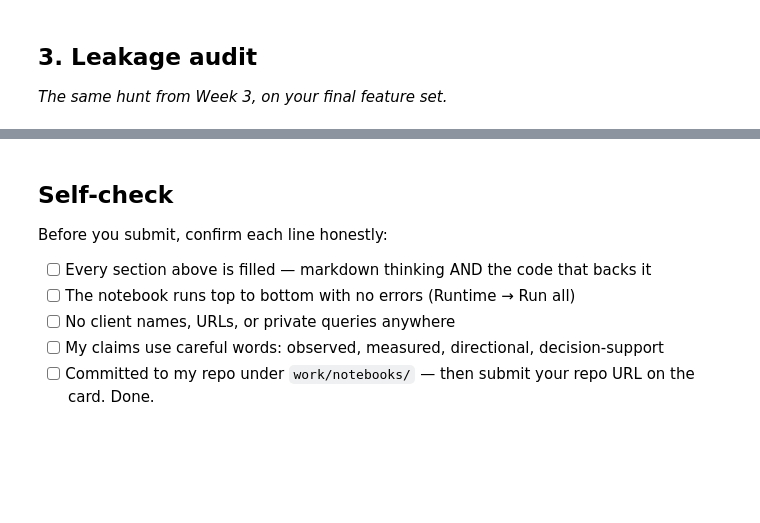
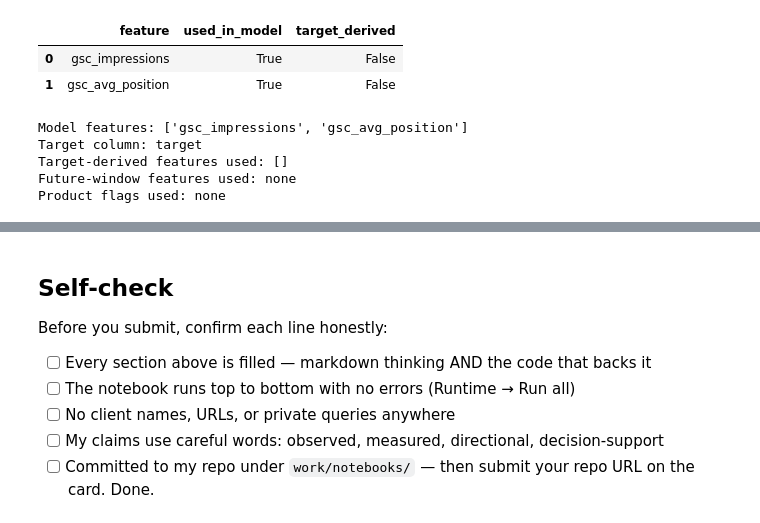
Before and after one commit to Hussainasif11/flyrankinternship, a Jupyter notebook: work/notebooks/w06_validation_audit.ipynb, the cells around one changed output, grey strips where cells are left out. Saved outputs shown, nothing was run; the diff lists cells and outputs as text; code cells hidden in the pictures; blank space fills up the shorter version.

```diff
--- a/work/notebooks/w06_validation_audit.ipynb
+++ b/work/notebooks/w06_validation_audit.ipynb
@@ -12,0 +64,14 @@ This skeleton is yours to fill. Work the sections **in order** — each one has
+# %%
+features = [
+    "gsc_impressions",
+    "gsc_avg_position"
+]
+
+X = df[features].copy()
+y = df["target"].copy()
+
+X = X.replace([float("inf"), float("-inf")], pd.NA)
+X = X.fillna(X.median())
+
+print("Features:", features)
+print("X shape:", X.shape)
@@ -20,7 +272,36 @@ This skeleton is yours to fill. Work the sections **in order** — each one has
 # %%
 # This cell is for CODE (numbers, a query, a check).
 # Write your text answer in the cell ABOVE this one — typing sentences here breaks Run All.
+
+feature_audit = pd.DataFrame({
+    "feature": features,
+    "used_in_model": [True] * len(features),
+    "target_derived": [
+        feature in ["target", "gsc_clicks"]
+        for feature in features
+    ]
+})
+
+feature_audit
+# %% [output]
+|  | feature | used_in_model | target_derived |
+| 0 | gsc_impressions | True | False |
+| 1 | gsc_avg_position | True | False |
-# %% [markdown]
-## 3. Leakage audit
-
-*The same hunt from Week 3, on your final feature set.*
+# %%
+leaky_features = [
+    feature
+    for feature in features
+    if feature in ["target", "gsc_clicks"]
+]
+
+print("Model features:", features)
+print("Target column:", "target")
+print("Target-derived features used:", leaky_features)
+print("Future-window features used: none")
+print("Product flags used: none")
+# %% [output]
+Model features: ['gsc_impressions', 'gsc_avg_position']
+Target column: target
+Target-derived features used: []
+Future-window features used: none
+Product flags used: none
```
Also changed, not shown: parts of 20 cells of this notebook.
